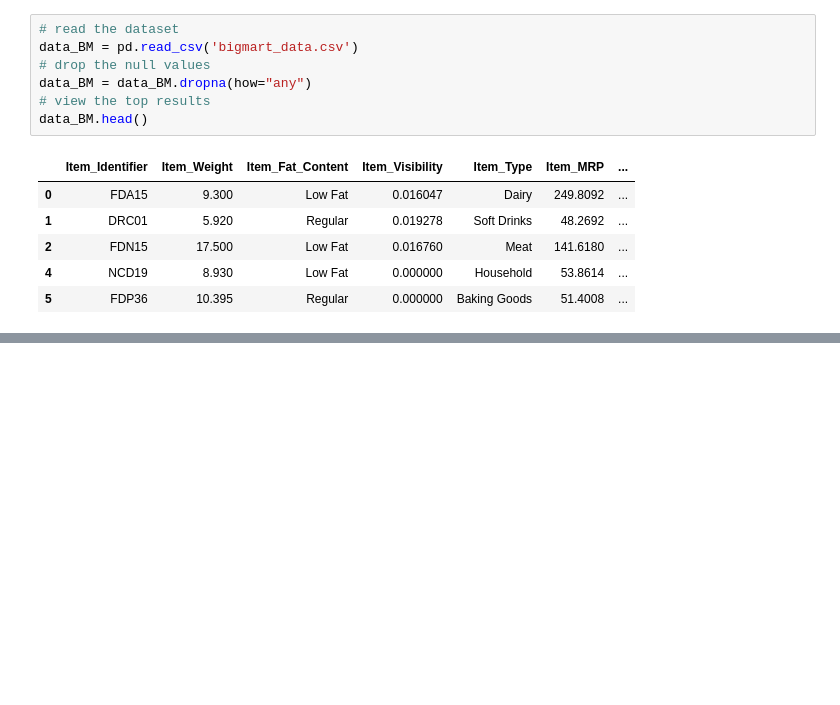
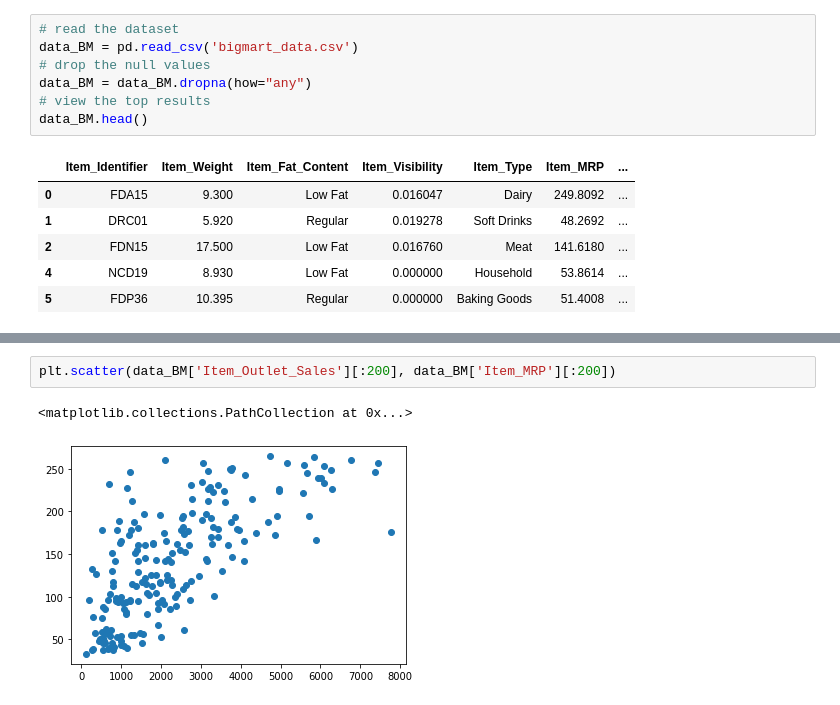
Before and after one commit to Neelam-Singhal/ds, a Jupyter notebook: pythontest.ipynb, the cells around one changed output, grey strips where cells are left out. Saved outputs shown, nothing was run; the diff lists cells and outputs as text; blank space fills up the shorter version.

```diff
--- a/pythontest.ipynb
+++ b/pythontest.ipynb
@@ -767,0 +879,5 @@ data_BM.head()
+# %%
+plt.scatter(data_BM['Item_Outlet_Sales'][:200], data_BM['Item_MRP'][:200])
+# %% [output]
+<matplotlib.collections.PathCollection at 0x...>
+[figure, added]
```
Also changed, not shown: parts of 18 cells of this notebook.
